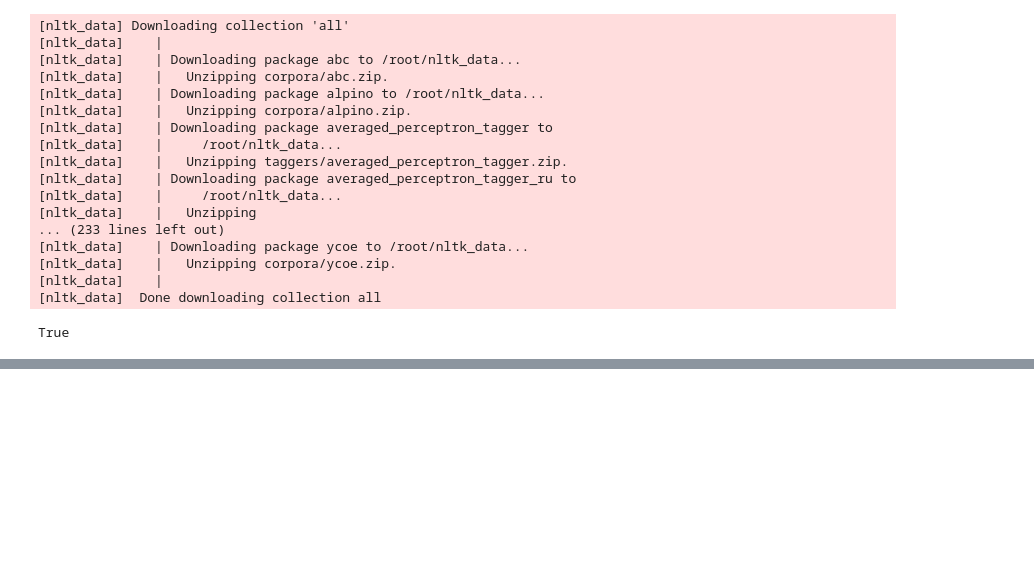
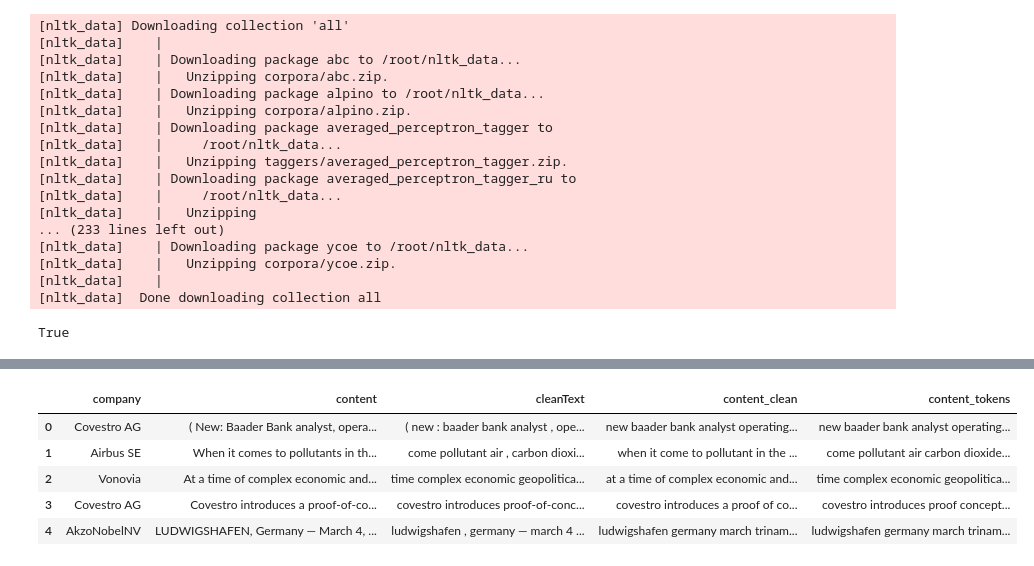
Before and after one commit to GeraldL19/Final-Year-Project-2024, a Jupyter notebook: DAX_trial_23_10_07.ipynb, the cells around one changed output, grey strips where cells are left out. Cells and saved outputs as stored; diff of their text form; code cells hidden in the pictures; blank space fills up the shorter version.

```diff
--- a/DAX_trial_23_10_07.ipynb
+++ b/DAX_trial_23_10_07.ipynb
@@ -312,0 +251,24 @@ df_sentences_sample
+# %%
+# Download necessary nltk data
+nltk.download('stopwords')
+nltk.download('punkt')
+
+stop_words_nltk = stopwords.words('english')
+
+# Create a function to remove stopwords and tokenize
+def remove_stopwords(text):
+    stop_words = set(stopwords.words('english'))
+    tokens = nltk.word_tokenize(text)
+    filtered_tokens= [word for word in tokens if word not in stop_words]
+    filtered_text = ' '.join(filtered_tokens)
+    return filtered_text
+
+
+df_sentences_sample['content_clean'] = df_sentences_sample['content_clean'].astype(str)
+df_sentences_sample.dropna(subset=['content_clean'], inplace=True)
+
+
+df_sentences_sample['content_tokens'] = df_sentences_sample['content_clean'].apply(remove_stopwords)
+
+df_sentences_sample.head()
+# %% [output]
@@ -312,0 +279,6 @@ df_sentences_sample
+|  | company | content | cleanText | content_clean | content_tokens |
+| 0 | Covestro AG | ( New: Baader Bank analyst, opera... | ( new : baader bank analyst , ope... | new baader bank analyst operating... | new baader bank analyst operating... |
+| 1 | Airbus SE | When it comes to pollutants in th... | come pollutant air , carbon dioxi... | when it come to pollutant in the ... | come pollutant air carbon dioxide... |
+| 2 | Vonovia | At a time of complex economic and... | time complex economic geopolitica... | at a time of complex economic and... | time complex economic geopolitica... |
+| 3 | Covestro AG | Covestro introduces a proof-of-co... | covestro introduces proof-of-conc... | covestro introduces a proof of co... | covestro introduces proof concept... |
+| 4 | AkzoNobelNV | LUDWIGSHAFEN, Germany — March 4, ... | ludwigshafen , germany — march 4 ... | ludwigshafen germany march trinam... | ludwigshafen germany march trinam... |
```
Also changed, not shown: parts of 26 cells of this notebook.
